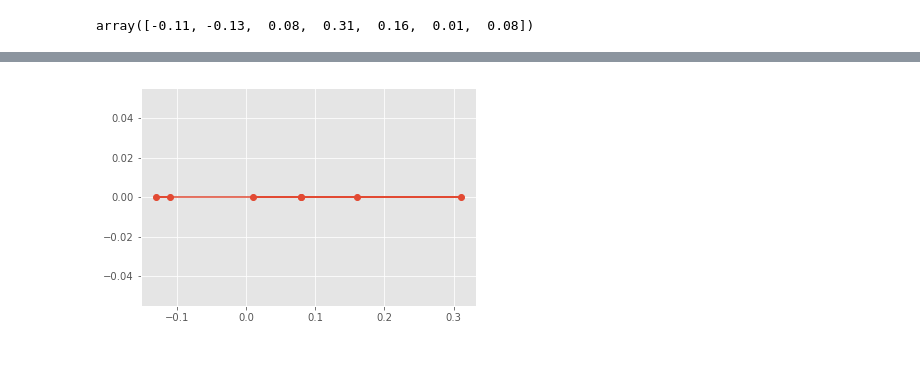
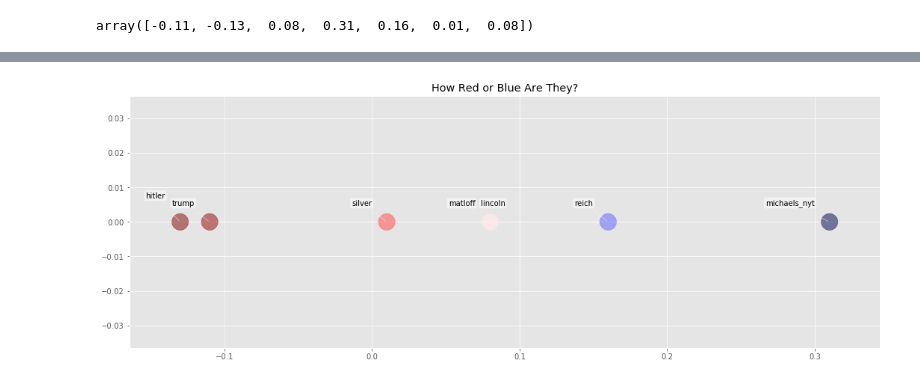
Before and after one commit to palautatan/project141b, a Jupyter notebook: text_processing.ipynb, the cells around one changed output, grey strips where cells are left out. Cells and saved outputs as stored; diff of their text form; code cells hidden in the pictures.

Commit message:
added new matplotlib stuff

```diff
--- a/text_processing.ipynb
+++ b/text_processing.ipynb
@@ -739,12 +739,33 @@ for i in range(len(new_text)):
     plt.annotate(new_text_ppl[i], xy)
 
 plot_url = py.plot_mpl(fig, filename="how-red-how-blue")
-# %%
-# USING MATPLOTLIB
-x = blue - red
-y = [0, 0, 0, 0, 0, 0, 0]
-plt.plot(x, y, marker = "o")
-
-plt.show()
-# %% [output]
-[figure, removed]
+# %%
+# USING MATPLOTLIB
+
+plt.rcParams['figure.figsize'] = (18, 6)
+
+x = blue - red
+y = [0, 0, 0, 0, 0, 0, 0]
+colors = x
+
+plt.subplots_adjust(bottom = 0.1)
+plt.scatter(x, y, marker = "o", c=colors, cmap=plt.cm.seismic_r, s=500, alpha=0.5)
+
+for label, x, y in zip(new_text_ppl, x, y):
+    if label == "hitler":
+        xytext = (-20, 30)
+    if label == "lincoln":
+        xytext = (20, 20)
+    if (label != "lincoln") & (label != "hitler"):
+        xytext = (-20, 20)
+    plt.annotate(
+        label,
+        xy=(x, y), xytext=xytext,
+        textcoords='offset points', ha='right', va='bottom',
+        bbox=dict(boxstyle='round, pad=0.2', fc="white", alpha=0.5),
+        arrowprops=dict(arrowstyle = '-', connectionstyle='arc3, rad=0'))
+
+plt.title("How Red or Blue Are They?")
+plt.show()
+# %% [output]
+[figure, added]
```
Also changed, not shown: parts of 1 cell of this notebook, 1 other file.
